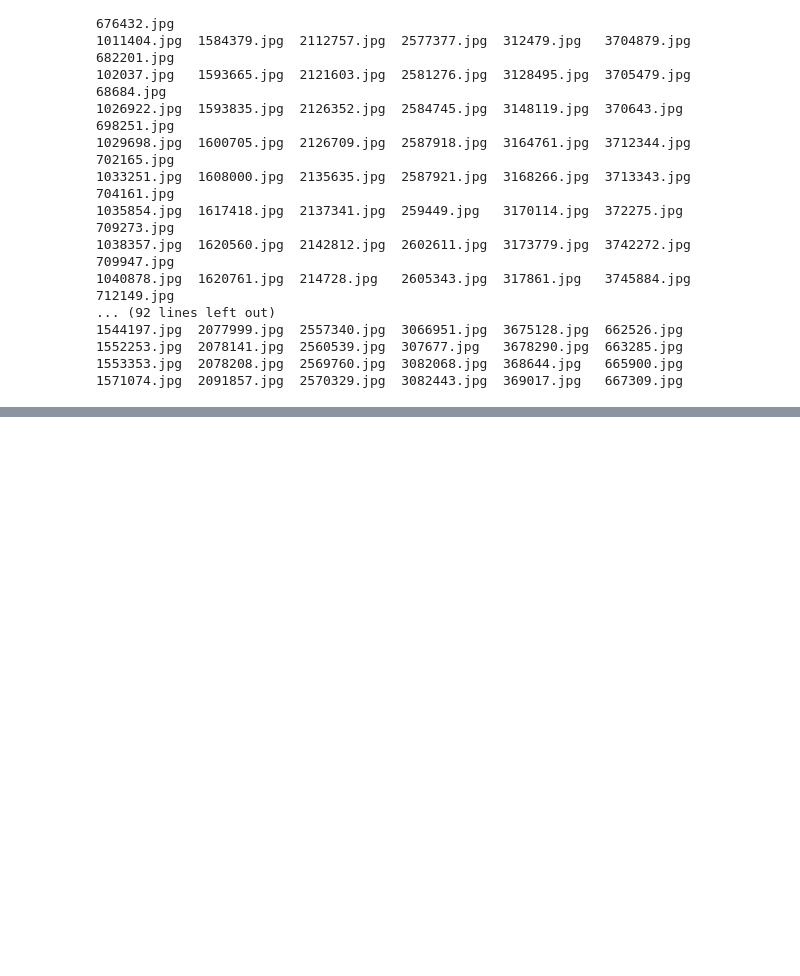
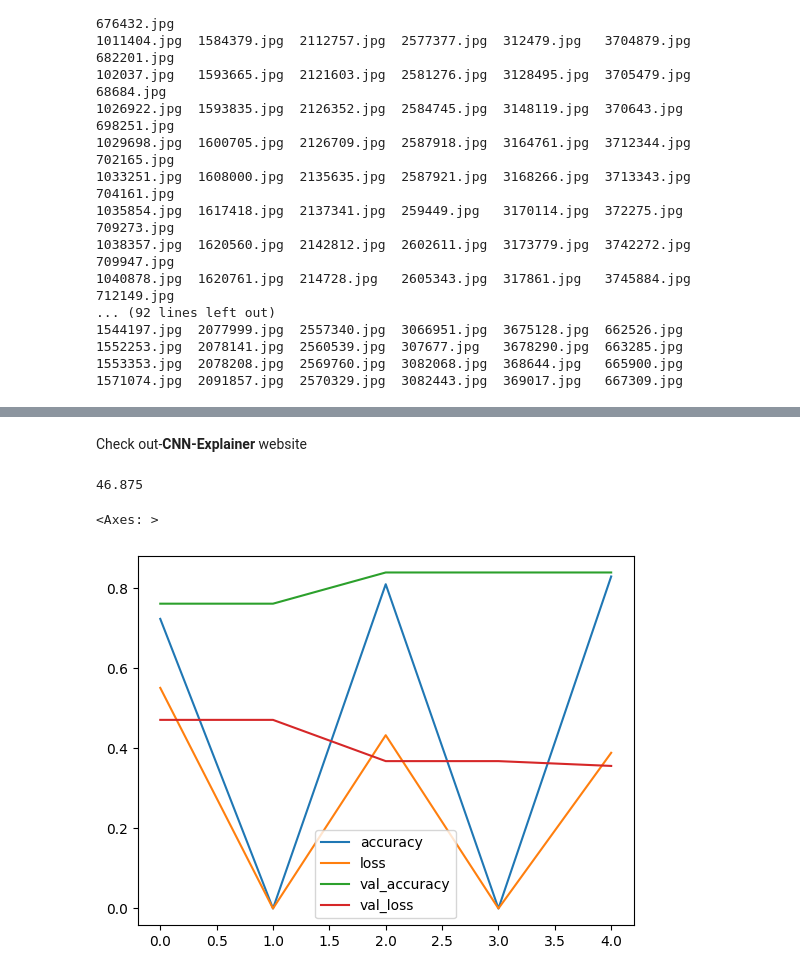
Before and after one commit to ALOK158/Neural_Network_TensorFlow, a Jupyter notebook: Computer_vision.ipynb, the cells around one changed output, grey strips where cells are left out. Drawn from its saved outputs; the diff is of its cells as text; code cells hidden in the pictures; blank space fills up the shorter version.

```diff
--- a/Computer_vision.ipynb
+++ b/Computer_vision.ipynb
@@ -82,0 +223,13 @@ drwxr-xr-x 4 root root 4096 Jan 15 17:21 train
+# %% [markdown]
+Check out-**CNN-Explainer** website
+# %%
+len(train_data)
+1500/32#beacuse we have batch size of 32 ->so that whole donot load up at once and carry up whole space
+# %% [output]
+46.875
+# %%
+ import pandas as pd
+ pd.DataFrame(history_1.history).plot()
+# %% [output]
+<Axes: >
+[figure, added]
```
Also changed, not shown: parts of 16 cells of this notebook.
